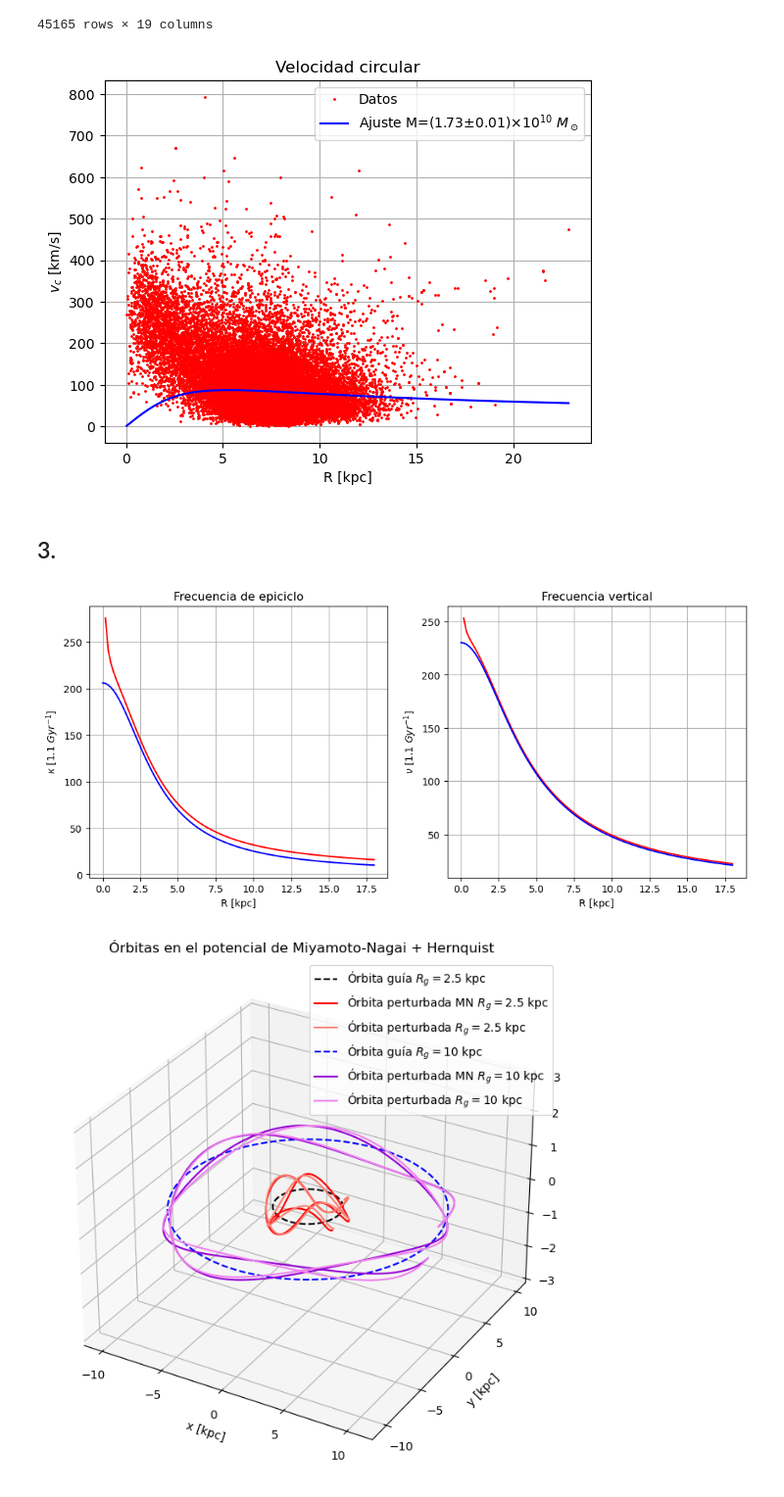
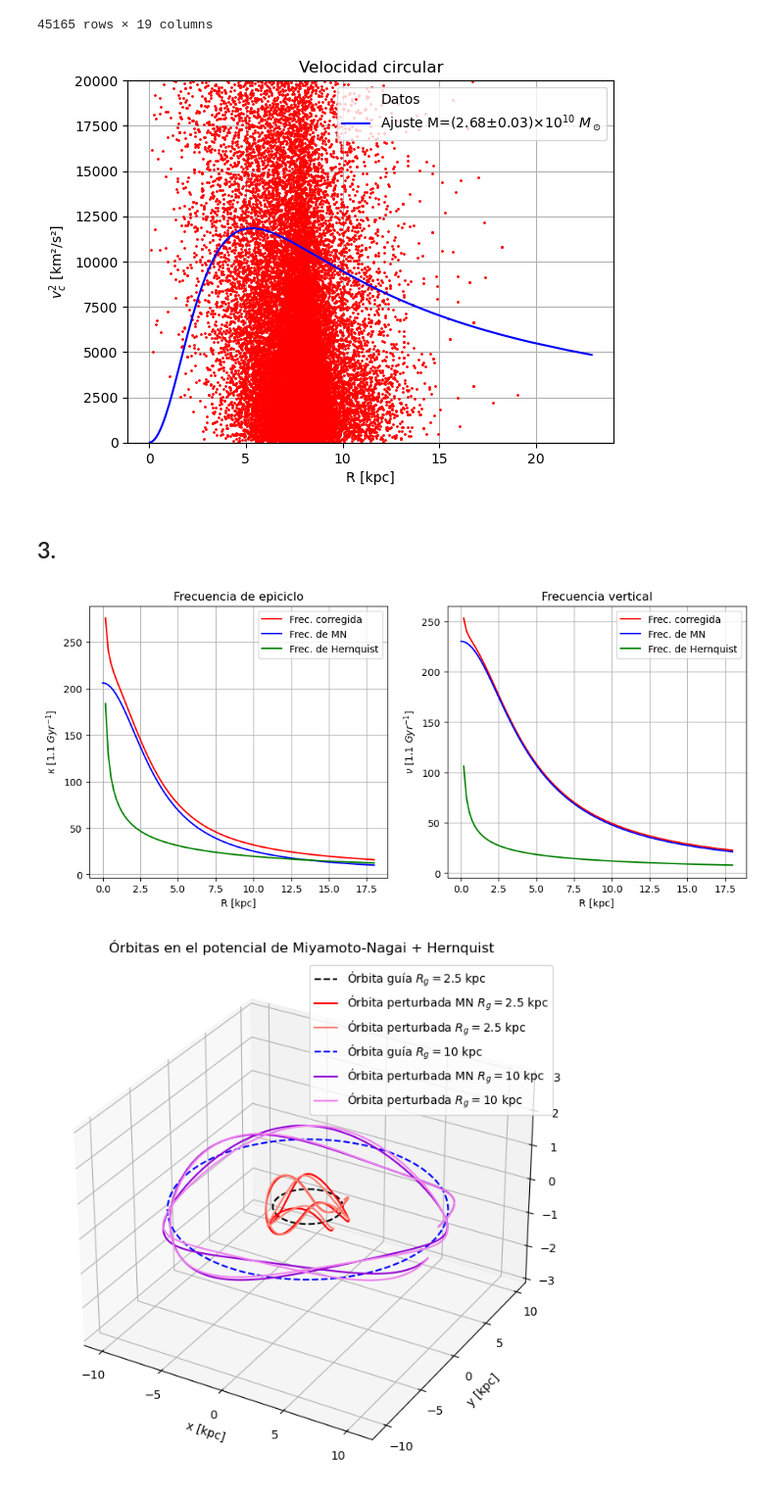
Before and after one commit to SantiagoJulioD/Galaxias, a Jupyter notebook: Parcial practico 2/Galaxias_p2.ipynb, the cells around one changed output. Shown at 98% size. Cells and saved outputs as stored; diff of their text form; code cells hidden in the pictures.

```diff
--- a/Parcial practico 2/Galaxias_p2.ipynb
+++ b/Parcial practico 2/Galaxias_p2.ipynb
@@ -412,22 +427,22 @@ See the caveats in the documentation: https://pandas.pydata.org/pandas-docs/stab
 # %%
 # estimación de la masa de estrellas
 
 fig = plt.figure()
 ax = fig.add_subplot()
 
 def vc_MN(R,mass):
-    return (G*mass*R**2/((a+b)**2+R**2)**1.5)**0.5
+    return G*mass*R**2/((a+b)**2+R**2)**1.5
 
-mass_fit, cov_mass = curve_fit(vc_MN,df['Rdisk_pc']/1000,df['Vc_kms'])
+mass_fit, cov_mass = curve_fit(vc_MN,df['Rdisk_pc']/1000,df['Vc_kms']**2)
 
-ax.plot(df['Rdisk_pc']/1000, df['Vc_kms'], 'r.',markersize=2,label='Datos')
+ax.plot(df['Rdisk_pc']/1000, df['Vc_kms']**2, 'r.',markersize=2,label='Datos')
 ax.plot(df['Rdisk_pc']/1000, vc_MN(df['Rdisk_pc']/1000,mass_fit), 'b',label=r'Ajuste M=(%.2f±%.2f)$\times 10^{10}~M_\odot$'%(mass_fit,cov_mass**0.5))
-ax.set(title='Velocidad circular',xlabel='R [kpc]',ylabel=r'$v_c$ [km/s]')
+ax.set(title='Velocidad circular',xlabel='R [kpc]',ylabel=r'$v_c^2$ [km²/s²]',ylim=(0,20000))
 ax.legend()
 ax.grid()
 plt.savefig('ajusteMW.png')
 # %% [output]
-[figure, old version]
+[figure, new version]
 # %% [markdown]
 ## 3.
 # %%
@@ -448,18 +463,22 @@ fig, ax = plt.subplots(1,2,figsize=(12,5))
 
 Rs = np.linspace(0,6*a,100)
 
-ax[0].plot(Rs,kappa_corr(Rs),'r')
-ax[0].plot(Rs,kappa(Rs),'b')
+ax[0].plot(Rs,kappa_corr(Rs),'r',label='Frec. corregida')
+ax[0].plot(Rs,kappa(Rs),'b',label='Frec. de MN')
+ax[0].plot(Rs,(kappa_corr(Rs)**2-kappa(Rs)**2)**0.5,'g',label='Frec. de Hernquist')
 ax[0].set(title='Frecuencia de epiciclo',xlabel='R [kpc]',ylabel=r'$\kappa$ [1.1 $Gyr^{-1}$]')
 ax[0].grid()
-ax[1].plot(Rs,nu_corr(Rs),'r')
-ax[1].plot(Rs,nu(Rs),'b')
+ax[0].legend()
+ax[1].plot(Rs,nu_corr(Rs),'r',label='Frec. corregida')
+ax[1].plot(Rs,nu(Rs),'b',label='Frec. de MN')
+ax[1].plot(Rs,(nu_corr(Rs)**2-nu(Rs)**2)**0.5,'g',label='Frec. de Hernquist')
 ax[1].set(title='Frecuencia vertical',xlabel='R [kpc]',ylabel=r'$\nu$ [1.1 $Gyr^{-1}$]')
 ax[1].grid()
+ax[1].legend()
 
 plt.savefig('frecuenciascorregidas.png')
 # %% [output]
-[figure, old version]
+[figure, new version]
 # %%
 def Omega0_corr(Rg):
     return (G*M/((a+b)**2+Rg**2)**1.5+G*Mh/(Rg*(Rg+alpha))**2)**0.5
```
Also changed, not shown: parts of 6 cells of this notebook, 14 other files.
